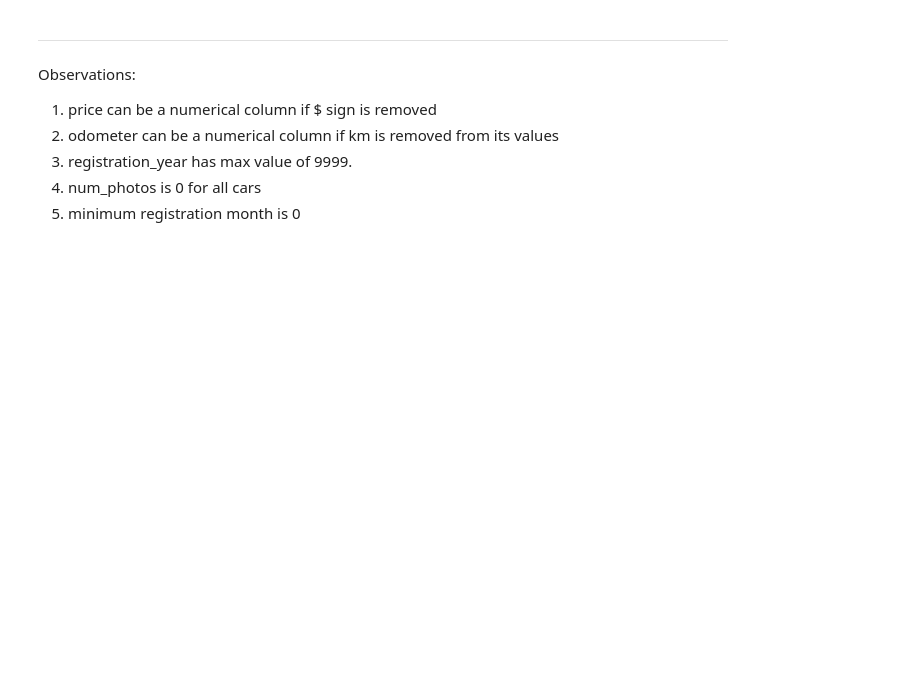
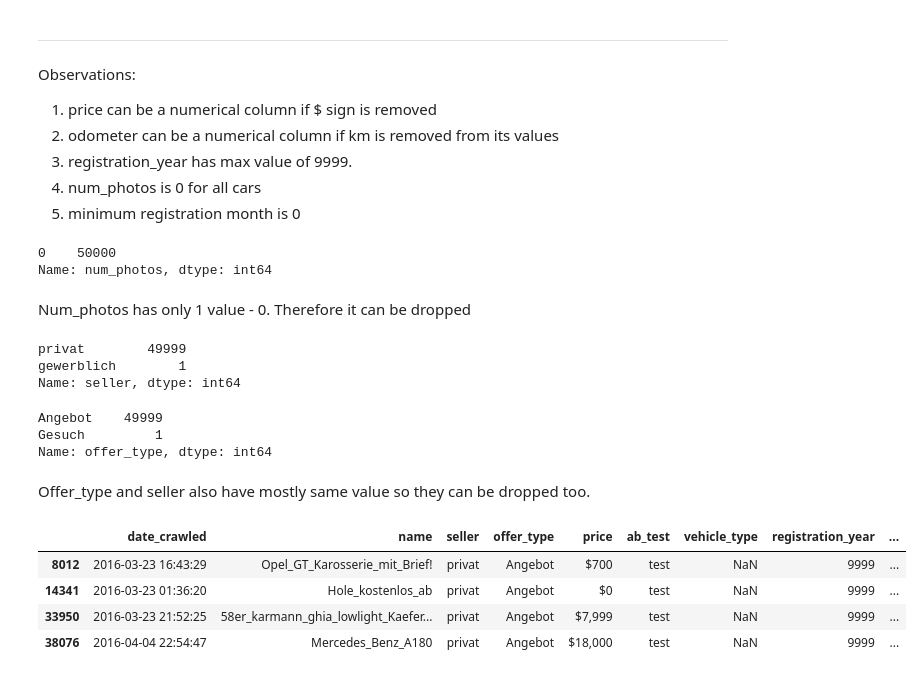
Before and after one commit to ipshitaRB/Clean-Ebay-Car-Sa-les-Data, a Jupyter notebook: Clean_Ebay_Car_Sales_Data.ipynb, the cells around one changed output. Saved outputs shown, nothing was run; the diff lists cells and outputs as text; code cells hidden in the pictures; blank space fills up the shorter version.

```diff
--- a/Clean_Ebay_Car_Sales_Data.ipynb
+++ b/Clean_Ebay_Car_Sales_Data.ipynb
@@ -159,3 +159,32 @@ Observations:
 3. registration_year has max value of 9999.
 4. num_photos is 0 for all cars
 5. minimum registration month is 0
+# %%
+autos["num_photos"].value_counts()
+# %% [output]
+0    50000
+Name: num_photos, dtype: int64
+# %% [markdown]
+Num_photos has only 1 value - 0. Therefore it can be dropped
+# %%
+autos["seller"].value_counts()
+# %% [output]
+privat        49999
+gewerblich        1
+Name: seller, dtype: int64
+# %%
+autos["offer_type"].value_counts()
+# %% [output]
+Angebot    49999
+Gesuch         1
+Name: offer_type, dtype: int64
+# %% [markdown]
+Offer_type and seller also have mostly same value so they can be dropped too.
+# %%
+autos[autos["registration_year"] == 9999]
+# %% [output]
+|  | date_crawled | name | seller | offer_type | price | ab_test | vehicle_type | registration_year | ... |
+| 8012 | 2016-03-23 16:43:29 | Opel_GT_Karosserie_mit_Brief! | privat | Angebot | $700 | test | NaN | 9999 | ... |
+| 14341 | 2016-03-23 01:36:20 | Hole_kostenlos_ab | privat | Angebot | $0 | test | NaN | 9999 | ... |
+| 33950 | 2016-03-23 21:52:25 | 58er_karmann_ghia_lowlight_Kaefer... | privat | Angebot | $7,999 | test | NaN | 9999 | ... |
+| 38076 | 2016-04-04 22:54:47 | Mercedes_Benz_A180 | privat | Angebot | $18,000 | test | NaN | 9999 | ... |
```
